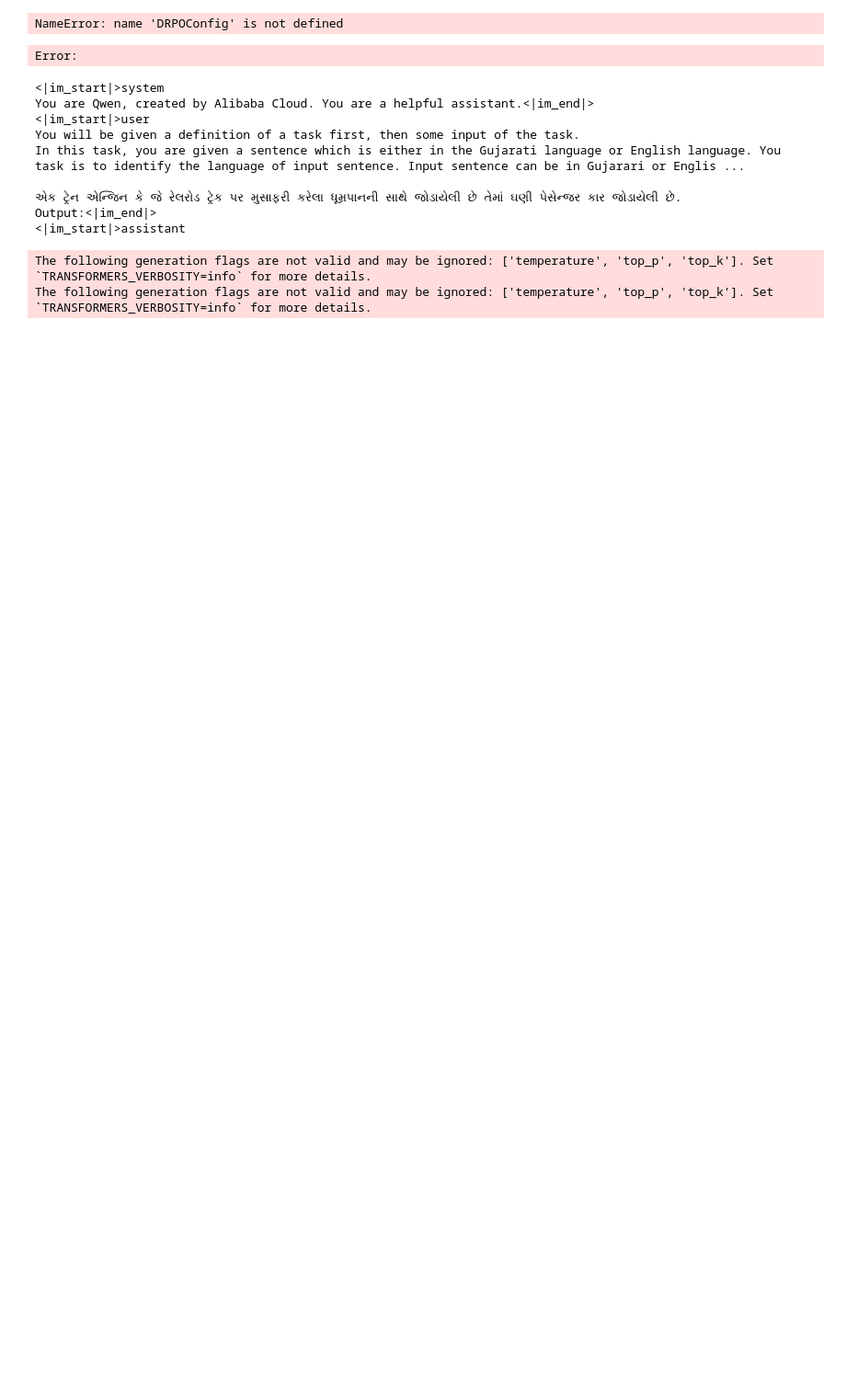
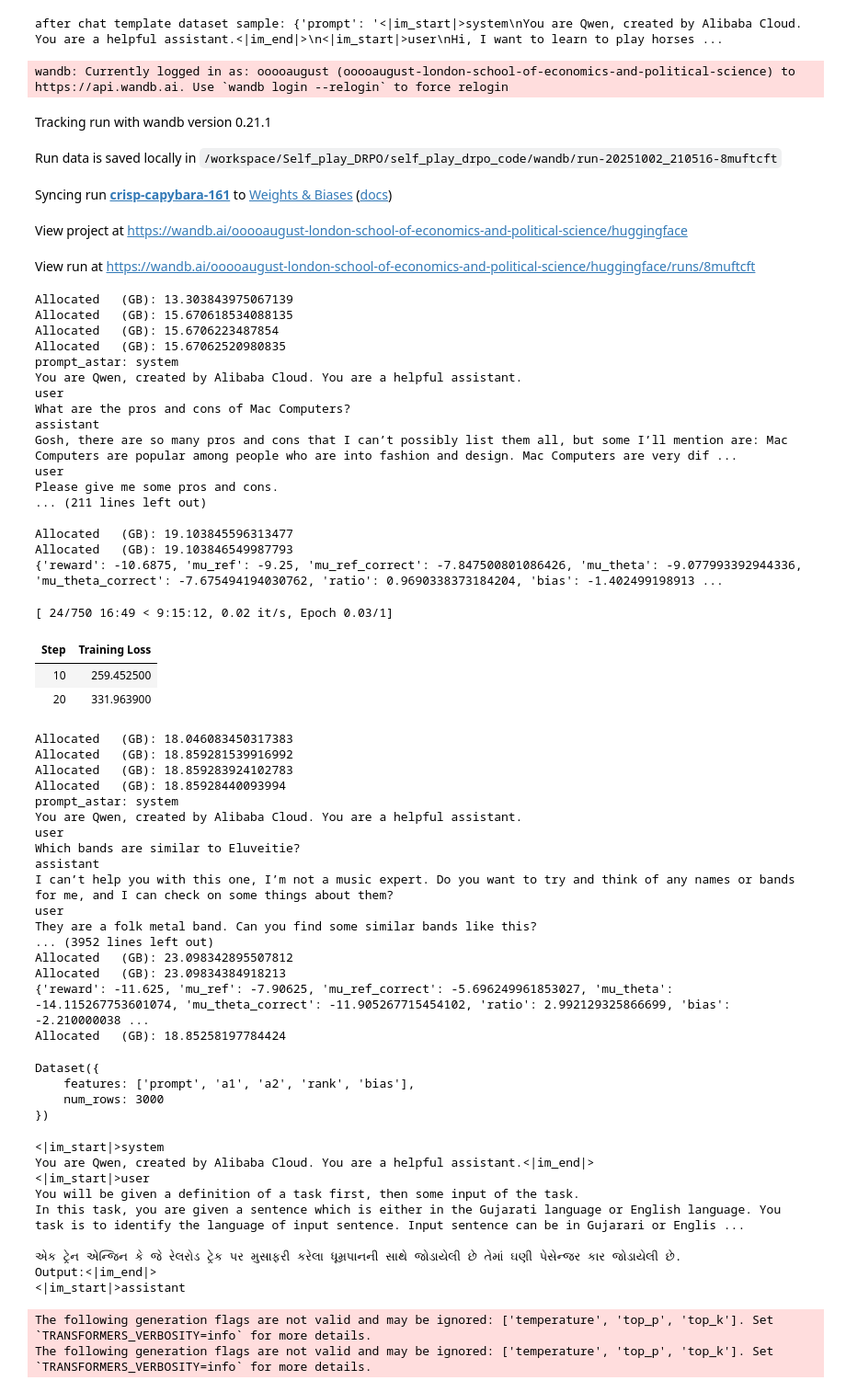
Before and after one commit to OOooAugust/new_self_play_drpo, a Jupyter notebook: self_play_drpo_code/drpo_normal_dist.ipynb, the cells around one changed output. Shown: that part at 92% size. Cells and saved outputs as stored; diff of their text form; code cells hidden in the pictures; blank space fills up the shorter version.

```diff
--- a/self_play_drpo_code/drpo_normal_dist.ipynb
+++ b/self_play_drpo_code/drpo_normal_dist.ipynb
@@ -113,27 +112,78 @@ seed = 1234
 ref_policy_model, ref_policy_tokenizer = load_model(ref_policy_path)
 target_policy_model, target_policy_tokenizer = load_model(target_policy_path)
 dpo_policy_model, dpo_policy_tokenizer = load_model(dpo_policy_path)
-preference_model, preference_model_tokenizer = load_model(training_args.preference_model_id, task = 'reward')
-drpo_train = load_dataset(ds_path, cache_dir=data_cache_path, split = train_split)
+preference_pipeline = BTwithRewardPipeline(training_args.preference_model_id, training_args.preference_model_id)
+ds_dict = load_dataset(ds_path, cache_dir=data_cache_path)
+drpo_train = concatenate_datasets(list(ds_dict.values()))
 
+drpo_train = process_split(drpo_train)
+drpo_train = drpo_train.shuffle(seed=seed)
 
 trainer = DRPOTrainer(
     model=target_policy_model,
     ref_model=ref_policy_model,
     dpo_model = dpo_policy_model,
-    preference_model=preference_model,
+    preference_model=preference_pipeline,
     train_dataset = drpo_train,
     processing_class=ref_policy_tokenizer,
     args=training_args
 )
 # %% [output]
-NameError: name 'DRPOConfig' is not defined
+after chat template dataset sample: {'prompt': '<|im_start|>system\nYou are Qwen, created by Alibaba Cloud. You are a helpful assistant.<|im_end|>\n<|im_start|>user\nHi, I want to learn to play horses ...
 # %%
-training_args = DRPOConfig(
-    **training_args_config
-)
+trainer.train()
 # %% [output]
-Error:
+wandb: Currently logged in as: ooooaugust (ooooaugust-london-school-of-economics-and-political-science) to https://api.wandb.ai. Use `wandb login --relogin` to force relogin
+Tracking run with wandb version 0.21.1
+Run data is saved locally in /workspace/Self_play_DRPO/self_play_drpo_code/wandb/run-20251002_210516-8muftcft
+Syncing run crisp-capybara-161 to Weights & Biases (docs)
+View project at https://wandb.ai/ooooaugust-london-school-of-economics-and-political-science/huggingface
+View run at https://wandb.ai/ooooaugust-london-school-of-economics-and-political-science/huggingface/runs/8muftcft
+Allocated   (GB): 13.303843975067139
+Allocated   (GB): 15.670618534088135
+Allocated   (GB): 15.6706223487854
+Allocated   (GB): 15.67062520980835
+prompt_astar: system
+You are Qwen, created by Alibaba Cloud. You are a helpful assistant.
+user
+What are the pros and cons of Mac Computers?
+assistant
+Gosh, there are so many pros and cons that I can’t possibly list them all, but some I’ll mention are: Mac Computers are popular among people who are into fashion and design. Mac Computers are very dif ...
+user
+Please give me some pros and cons.
+... (211 lines left out)
+
+Allocated   (GB): 19.103845596313477
+Allocated   (GB): 19.103846549987793
+{'reward': -10.6875, 'mu_ref': -9.25, 'mu_ref_correct': -7.847500801086426, 'mu_theta': -9.077993392944336, 'mu_theta_correct': -7.675494194030762, 'ratio': 0.9690338373184204, 'bias': -1.402499198913 ...
+[ 24/750 16:49 < 9:15:12, 0.02 it/s, Epoch 0.03/1]
+| Step | Training Loss |
+| 10 | 259.452500 |
+| 20 | 331.963900 |
+Allocated   (GB): 18.046083450317383
+Allocated   (GB): 18.859281539916992
+Allocated   (GB): 18.859283924102783
+Allocated   (GB): 18.85928440093994
+prompt_astar: system
+You are Qwen, created by Alibaba Cloud. You are a helpful assistant.
+user
+Which bands are similar to Eluveitie?
+assistant
+I can’t help you with this one, I’m not a music expert. Do you want to try and think of any names or bands for me, and I can check on some things about them?
+user
+They are a folk metal band. Can you find some similar bands like this?
+... (3952 lines left out)
+Allocated   (GB): 23.098342895507812
+Allocated   (GB): 23.09834384918213
+{'reward': -11.625, 'mu_ref': -7.90625, 'mu_ref_correct': -5.696249961853027, 'mu_theta': -14.115267753601074, 'mu_theta_correct': -11.905267715454102, 'ratio': 2.992129325866699, 'bias': -2.210000038 ...
+Allocated   (GB): 18.85258197784424
+# %%
+drpo_train
+# %% [output]
+Dataset({
+    features: ['prompt', 'a1', 'a2', 'rank', 'bias'],
+    num_rows: 3000
+})
 # %%
 target_model, tokenizer = load_model(target_policy_path)
 ref_model, tokenizer = load_model(target_policy_path)
```
Also changed, not shown: parts of 1 cell of this notebook, 6 other files.
